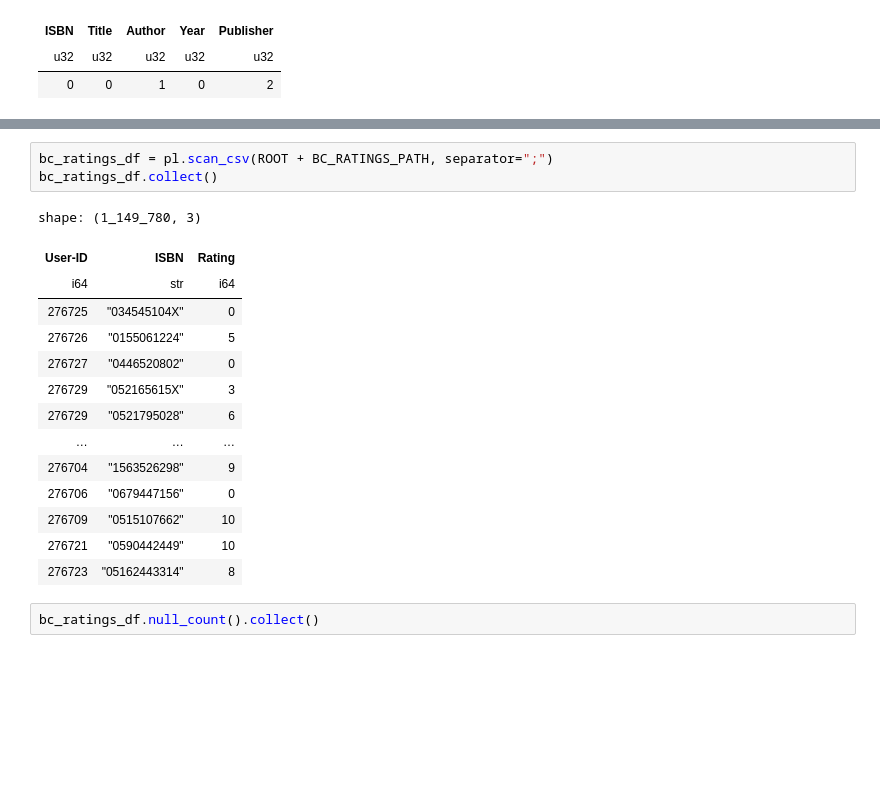
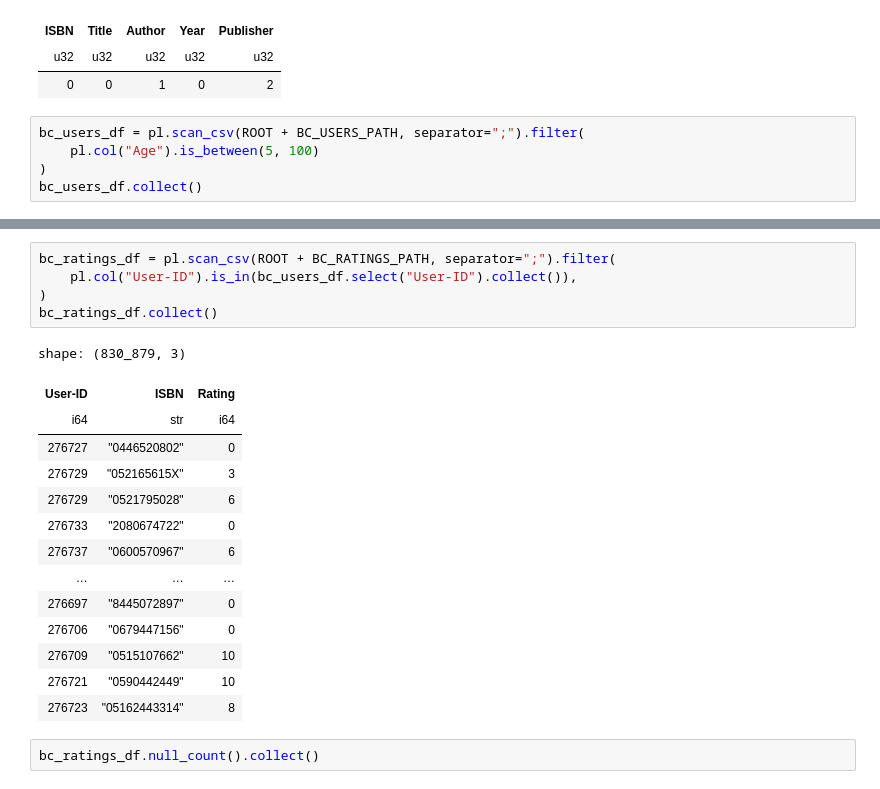
Before and after one commit to mark2002007/UCU_5K2S_Recommender_Systems_Project, a Jupyter notebook: experiments/template/main.ipynb, the cells around one changed output, grey strips where cells are left out. Drawn from its saved outputs; the diff is of its cells as text; blank space fills up the shorter version.

```diff
--- a/experiments/template/main.ipynb
+++ b/experiments/template/main.ipynb
@@ -211,3 +211,8 @@ shape: (1, 5)
 | ISBN | Title | Author | Year | Publisher |
 | u32 | u32 | u32 | u32 | u32 |
 | 0 | 0 | 1 | 0 | 2 |
+# %%
+bc_users_df = pl.scan_csv(ROOT + BC_USERS_PATH, separator=";").filter(
+    pl.col("Age").is_between(5, 100)
+)
+bc_users_df.collect()
@@ -214,17 +241,19 @@ shape: (1, 5)
 # %%
-bc_ratings_df = pl.scan_csv(ROOT + BC_RATINGS_PATH, separator=";")
+bc_ratings_df = pl.scan_csv(ROOT + BC_RATINGS_PATH, separator=";").filter(
+    pl.col("User-ID").is_in(bc_users_df.select("User-ID").collect()),
+)
 bc_ratings_df.collect()
 # %% [output]
-shape: (1_149_780, 3)
+shape: (830_879, 3)
 | User-ID | ISBN | Rating |
 | i64 | str | i64 |
-| 276725 | "034545104X" | 0 |
-| 276726 | "0155061224" | 5 |
 | 276727 | "0446520802" | 0 |
 | 276729 | "052165615X" | 3 |
 | 276729 | "0521795028" | 6 |
+| 276733 | "2080674722" | 0 |
+| 276737 | "0600570967" | 6 |
 | … | … | … |
-| 276704 | "1563526298" | 9 |
+| 276697 | "8445072897" | 0 |
 | 276706 | "0679447156" | 0 |
 | 276709 | "0515107662" | 10 |
 | 276721 | "0590442449" | 10 |
```
Also changed, not shown: parts of 9 cells of this notebook.
